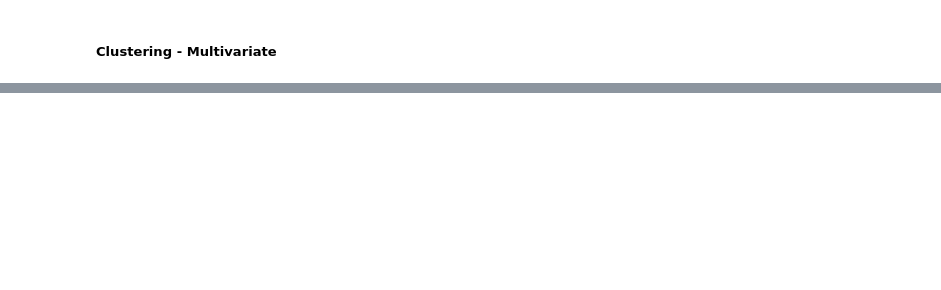
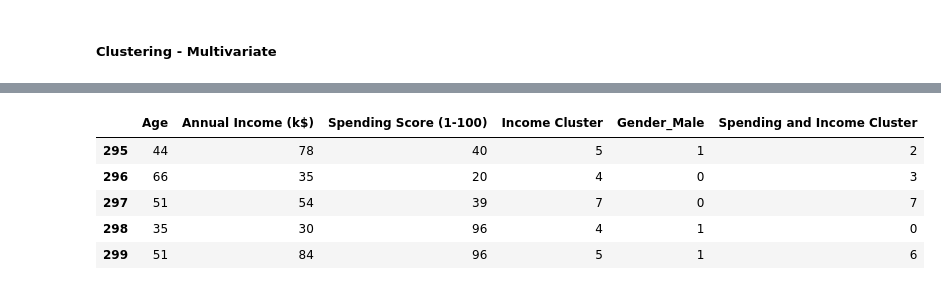
Before and after one commit to felipedds/segment-shopping-customer, a Jupyter notebook: clustering.ipynb, the cells around one changed output, grey strips where cells are left out. Drawn from its saved outputs; the diff is of its cells as text; code cells hidden in the pictures; blank space fills up the shorter version.

```diff
--- a/clustering.ipynb
+++ b/clustering.ipynb
@@ -312,0 +354,10 @@ scale = StandardScaler()
+# %%
+df_categorical_encoded["Spending and Income Cluster"] = clustering_multivariate.labels_
+df_categorical_encoded.tail()
+# %% [output]
+|  | Age | Annual Income (k$) | Spending Score (1-100) | Income Cluster | Gender_Male | Spending and Income Cluster |
+| 295 | 44 | 78 | 40 | 5 | 1 | 2 |
+| 296 | 66 | 35 | 20 | 4 | 0 | 3 |
+| 297 | 51 | 54 | 39 | 7 | 0 | 7 |
+| 298 | 35 | 30 | 96 | 4 | 1 | 0 |
+| 299 | 51 | 84 | 96 | 5 | 1 | 6 |
```
Also changed, not shown: parts of 15 cells of this notebook, 1 other file.
